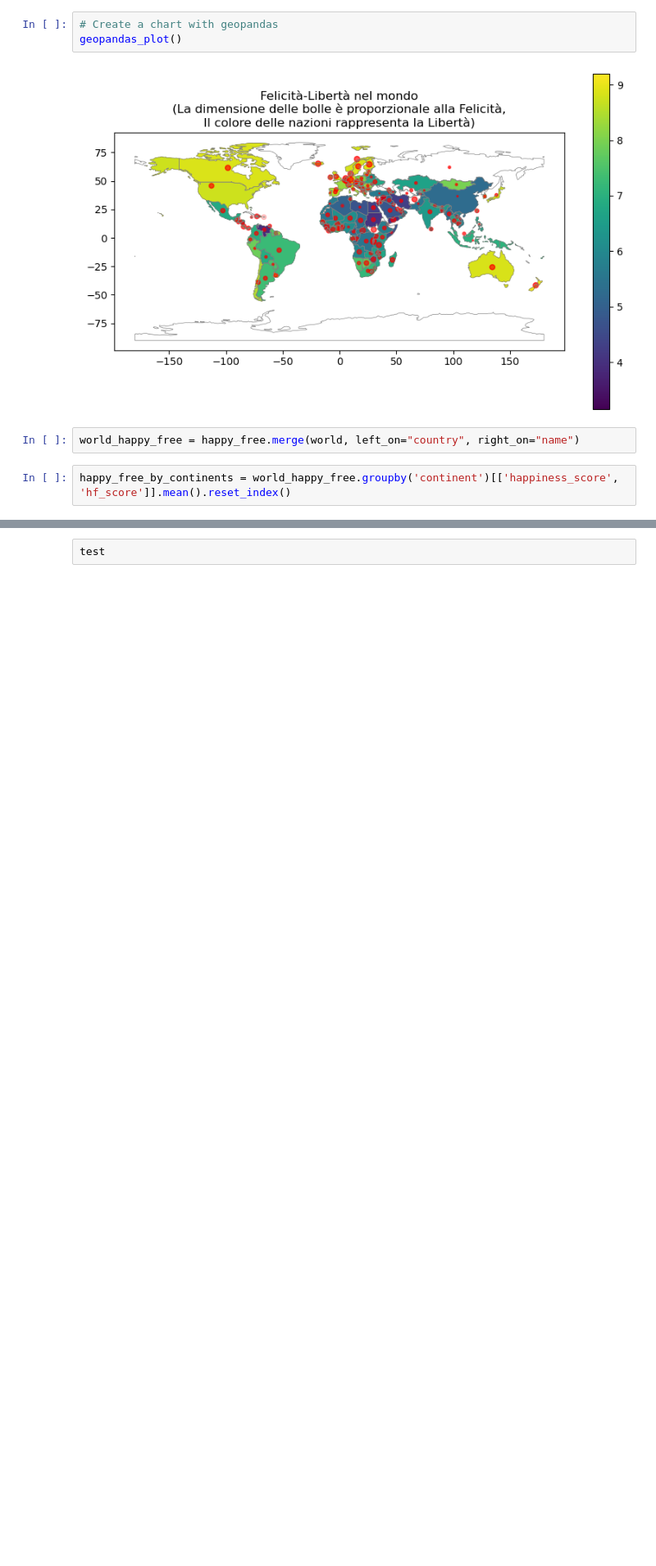
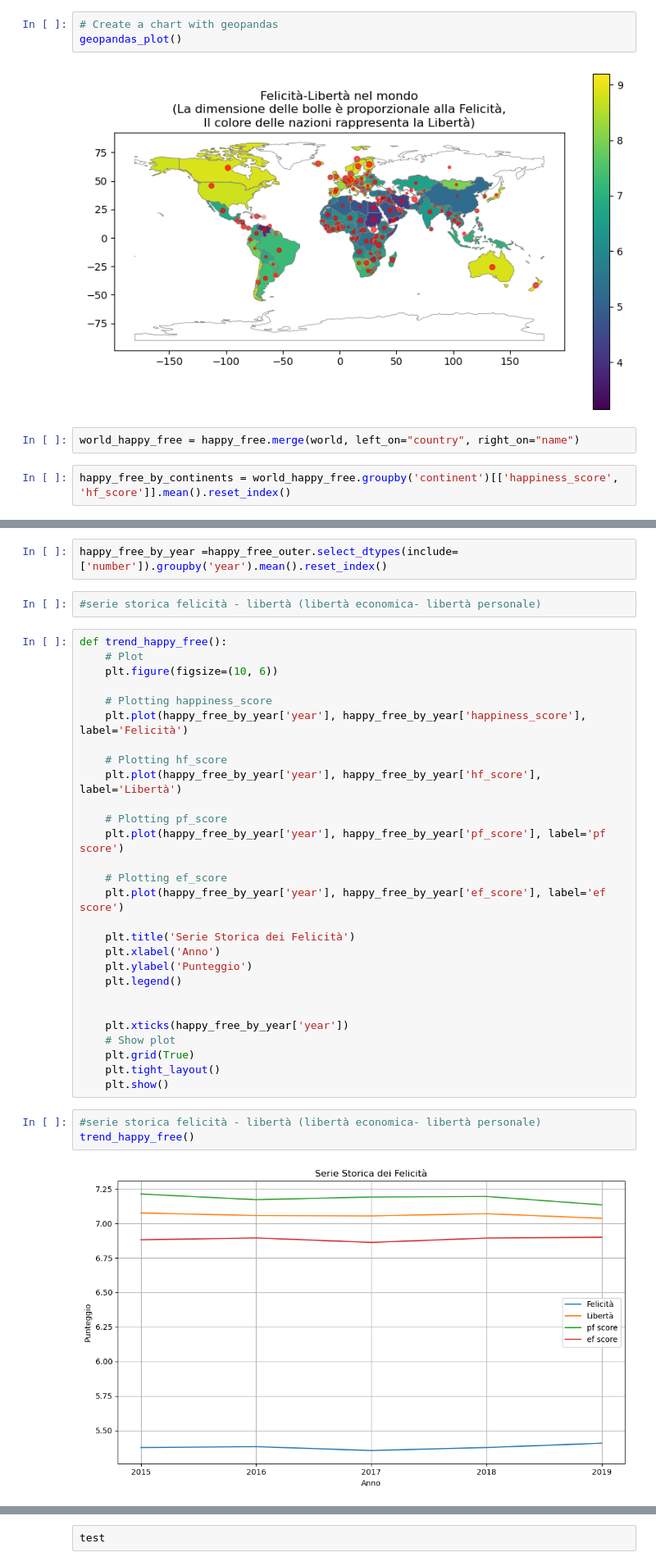
Before and after one commit to lalessia/Happiness-VS-Freedom, a Jupyter notebook: AlessiaProfetaDataVis.ipynb, the cells around one changed output, grey strips where cells are left out. Shown at 82% size. Drawn from its saved outputs; the diff is of its cells as text; blank space fills up the shorter version.

```diff
--- a/AlessiaProfetaDataVis.ipynb
+++ b/AlessiaProfetaDataVis.ipynb
@@ -872,0 +887,37 @@ pippo
+# %%
+happy_free_by_year =happy_free_outer.select_dtypes(include=['number']).groupby('year').mean().reset_index()
+# %%
+#serie storica felicità - libertà (libertà economica- libertà personale)
+# %%
+def trend_happy_free():
+    # Plot
+    plt.figure(figsize=(10, 6))
+
+    # Plotting happiness_score
+    plt.plot(happy_free_by_year['year'], happy_free_by_year['happiness_score'], label='Felicità')
+
+    # Plotting hf_score
+    plt.plot(happy_free_by_year['year'], happy_free_by_year['hf_score'], label='Libertà')
+
+    # Plotting pf_score
+    plt.plot(happy_free_by_year['year'], happy_free_by_year['pf_score'], label='pf score')
+
+    # Plotting ef_score
+    plt.plot(happy_free_by_year['year'], happy_free_by_year['ef_score'], label='ef score')
+
+    plt.title('Serie Storica dei Felicità')
+    plt.xlabel('Anno')
+    plt.ylabel('Punteggio')
+    plt.legend()
+
+
+    plt.xticks(happy_free_by_year['year'])
+    # Show plot
+    plt.grid(True)
+    plt.tight_layout()
+    plt.show()
+# %%
+#serie storica felicità - libertà (libertà economica- libertà personale)
+trend_happy_free()
+# %% [output]
+[figure, added]
```
Also changed, not shown: parts of 26 cells of this notebook.
